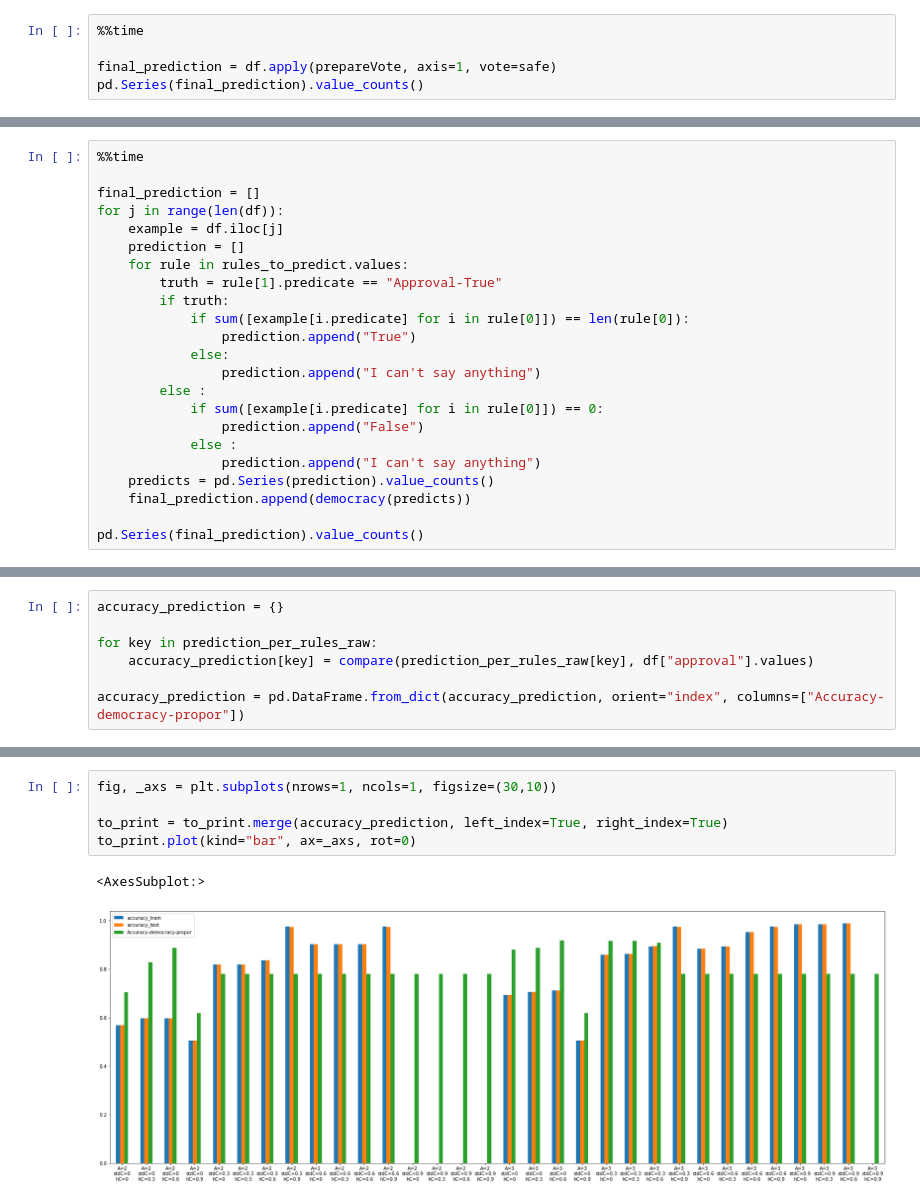
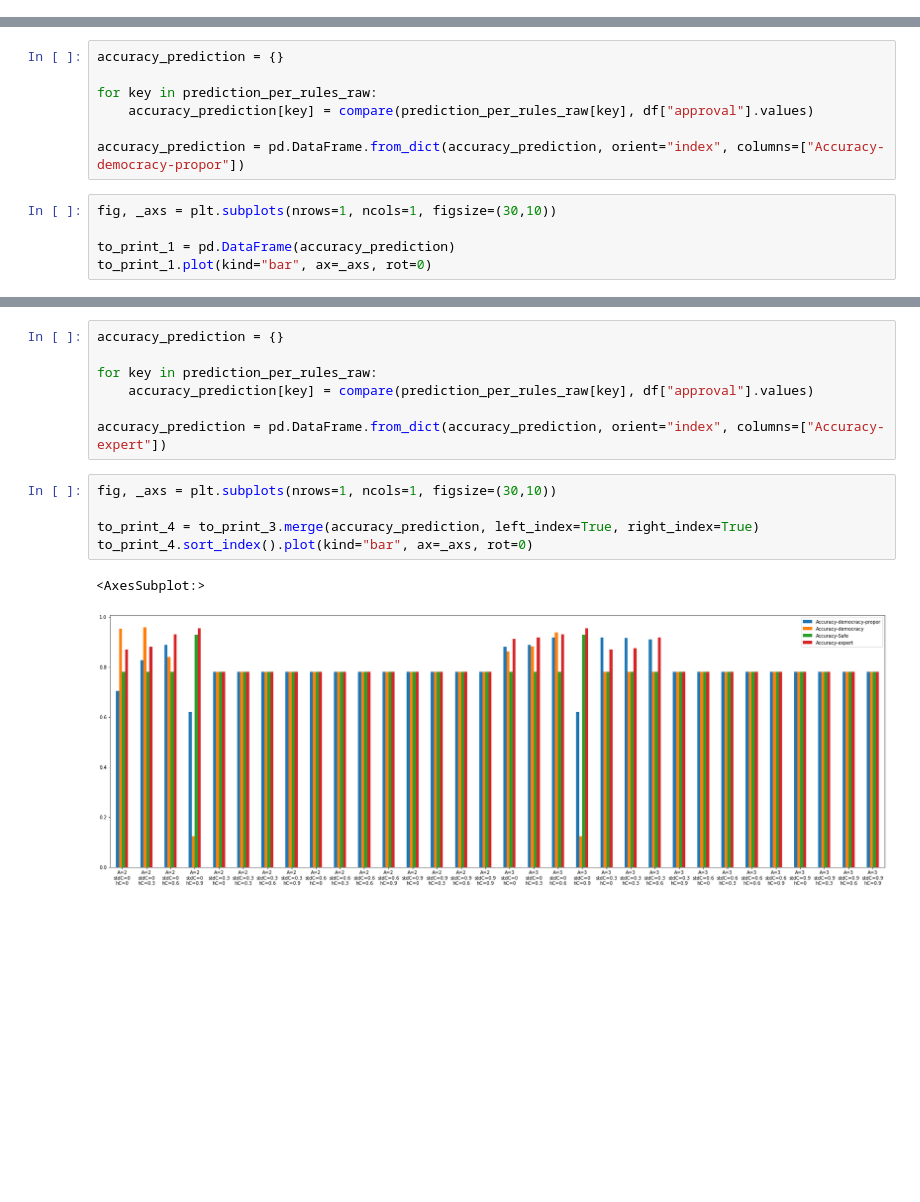
Before and after one commit to Fukoros/Stage, a Jupyter notebook: TransformDataCross.ipynb, the cells around one changed output, grey strips where cells are left out. Cells and saved outputs as stored; diff of their text form; blank space fills up the shorter version.

```diff
--- a/TransformDataCross.ipynb
+++ b/TransformDataCross.ipynb
@@ -788,5 +754,0 @@ dtype: int64
-# %%
-%%time
-
-final_prediction = df.apply(prepareVote, axis=1, vote=safe)
-pd.Series(final_prediction).value_counts()
@@ -798,23 +754,0 @@ dtype: int64
-# %%
-%%time
-
-final_prediction = []
-for j in range(len(df)):
-    example = df.iloc[j]
-    prediction = []
-    for rule in rules_to_predict.values:
-        truth = rule[1].predicate == "Approval-True"
-        if truth:
-            if sum([example[i.predicate] for i in rule[0]]) == len(rule[0]):
-                prediction.append("True")
-            else:
-                prediction.append("I can't say anything")
-        else :
-            if sum([example[i.predicate] for i in rule[0]]) == 0:
-                prediction.append("False")
-            else :
-                prediction.append("I can't say anything")
-    predicts = pd.Series(prediction).value_counts()
-    final_prediction.append(democracy(predicts))
-
-pd.Series(final_prediction).value_counts()
@@ -980,3 +854,8 @@ for key in prediction_per_rules_raw:
     accuracy_prediction[key] = compare(prediction_per_rules_raw[key], df["approval"].values)
 
 accuracy_prediction = pd.DataFrame.from_dict(accuracy_prediction, orient="index", columns=["Accuracy-democracy-propor"])
+# %%
+fig, _axs = plt.subplots(nrows=1, ncols=1, figsize=(30,10))
+
+to_print_1 = pd.DataFrame(accuracy_prediction)
+to_print_1.plot(kind="bar", ax=_axs, rot=0)
@@ -983,8 +1134,15 @@ accuracy_prediction = pd.DataFrame.from_dict(accuracy_prediction, orient="index"
+# %%
+accuracy_prediction = {}
+
+for key in prediction_per_rules_raw:
+    accuracy_prediction[key] = compare(prediction_per_rules_raw[key], df["approval"].values)
+
+accuracy_prediction = pd.DataFrame.from_dict(accuracy_prediction, orient="index", columns=["Accuracy-expert"])
 # %%
 fig, _axs = plt.subplots(nrows=1, ncols=1, figsize=(30,10))
 
-to_print = to_print.merge(accuracy_prediction, left_index=True, right_index=True)
-to_print.plot(kind="bar", ax=_axs, rot=0)
+to_print_4 = to_print_3.merge(accuracy_prediction, left_index=True, right_index=True)
+to_print_4.sort_index().plot(kind="bar", ax=_axs, rot=0)
 # %% [output]
 <AxesSubplot:>
-[figure, old version]
+[figure, new version]
```
Also changed, not shown: parts of 33 cells of this notebook, 6 other files.
